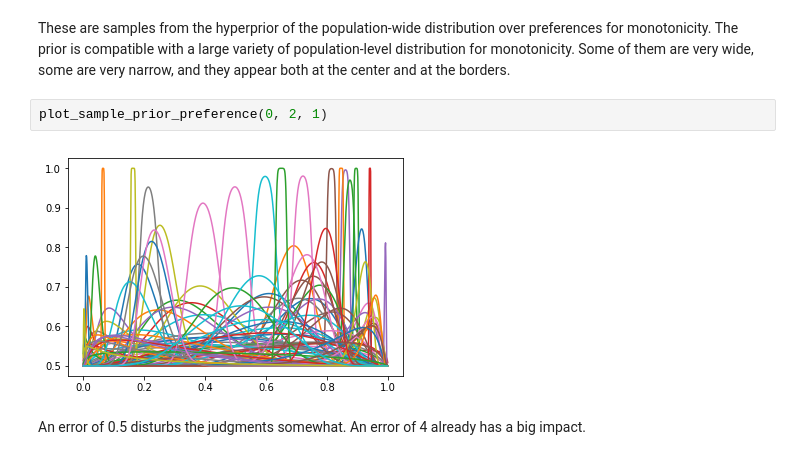
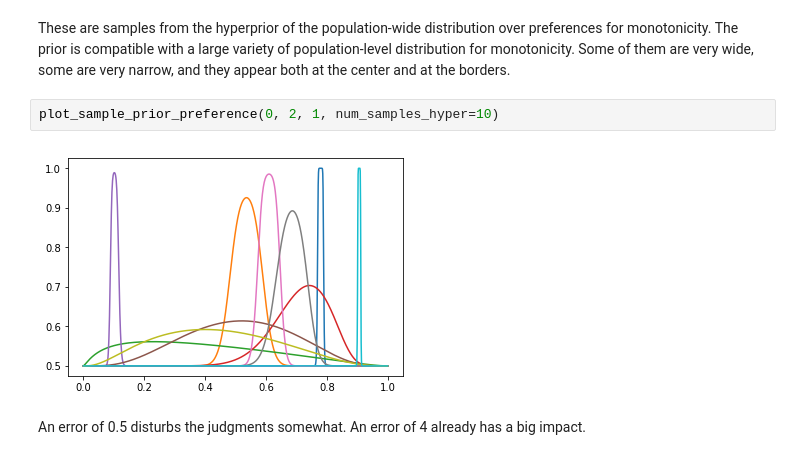
Before and after one commit to thelogicalgrammar/model_fitting_fifth_experiment, a Jupyter notebook: model_fitting.ipynb, the cells around one changed output. Drawn from its saved outputs; the diff is of its cells as text.

```diff
--- a/model_fitting.ipynb
+++ b/model_fitting.ipynb
@@ -334,9 +263,9 @@ def plot_mon_hyperprior():
 # %% [markdown]
 These are samples from the hyperprior of the population-wide distribution over preferences for monotonicity. The prior is compatible with a large variety of population-level distribution for monotonicity. Some of them are very wide, some are very narrow, and they appear both at the center and at the borders.
 # %%
-plot_sample_prior_preference(0, 2, 1)
+plot_sample_prior_preference(0, 2, 1, num_samples_hyper=10)
 # %% [output]
-[figure, old version]
+[figure, new version]
 # %% [markdown]
 An error of 0.5 disturbs the judgments somewhat.
 An error of 4 already has a big impact.
```
Also changed, not shown: parts of 8 cells of this notebook, 3 other files.
